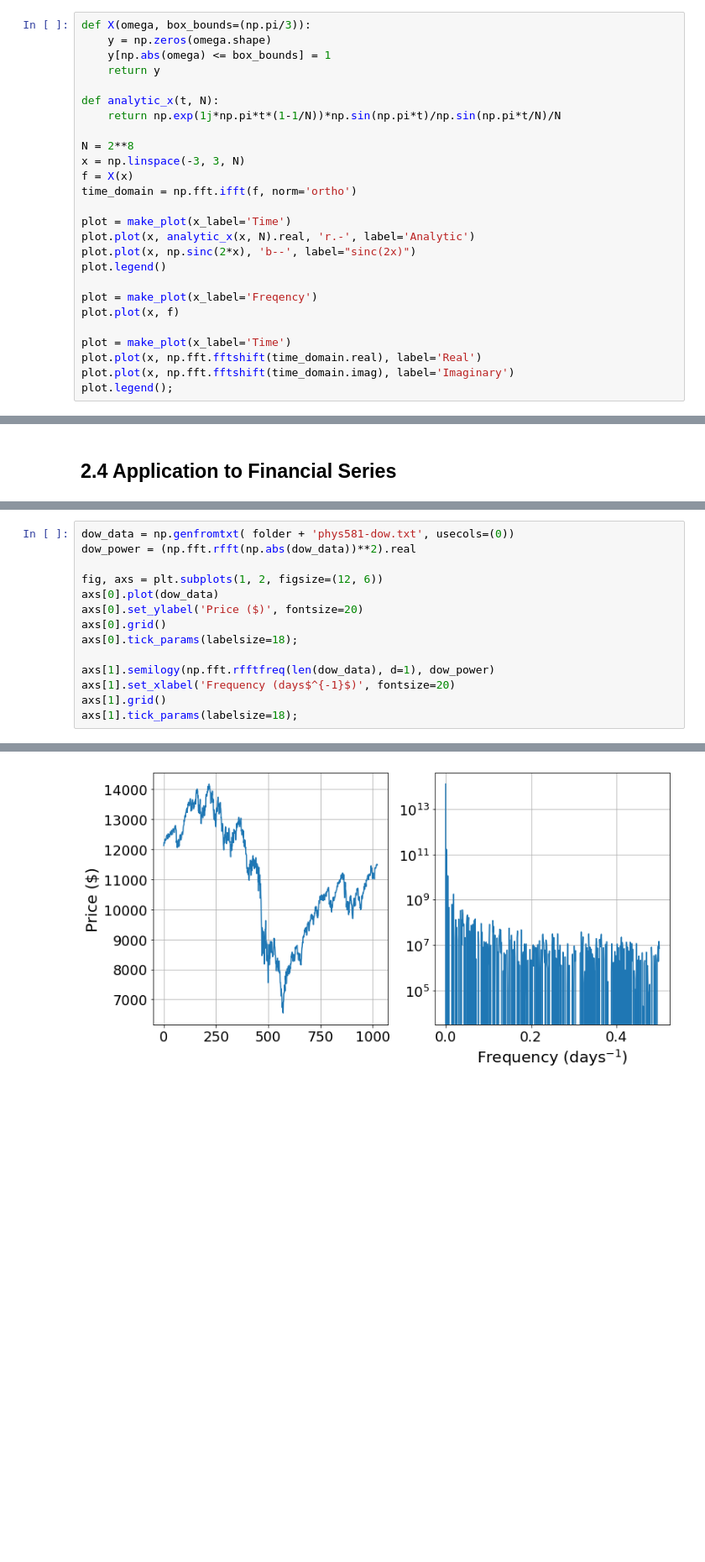
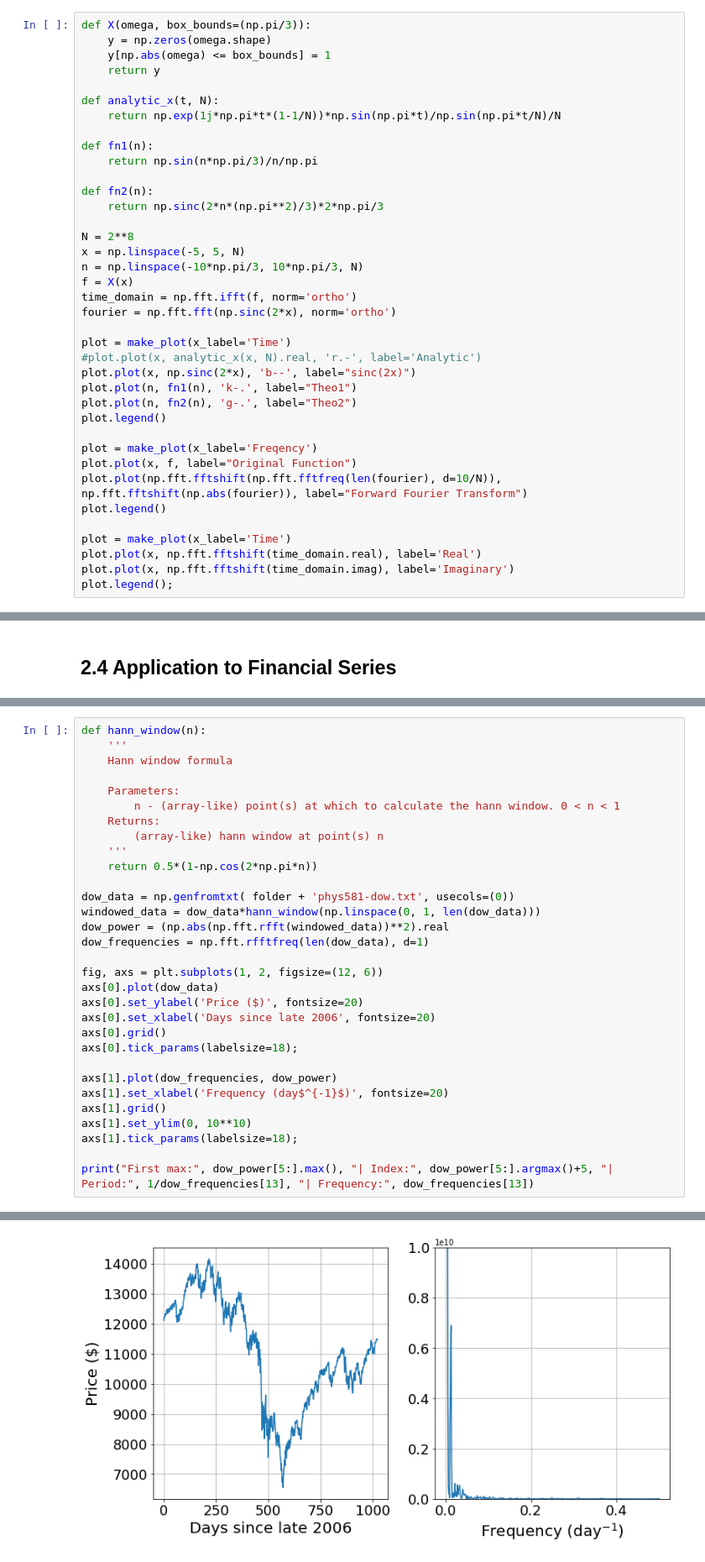
Before and after one commit to NathanMeulen/Fourier_Transform_exploration, a Jupyter notebook: Assignment/Assignment 2 - Fourier Analysis.ipynb, the cells around one changed output, grey strips where cells are left out. Shown at 84% size. Drawn from its saved outputs; the diff is of its cells as text; blank space fills up the shorter version.

Commit message:
Modified plots

```diff
--- a/Assignment/Assignment 2 - Fourier Analysis.ipynb
+++ b/Assignment/Assignment 2 - Fourier Analysis.ipynb
@@ -111,18 +111,30 @@ def X(omega, box_bounds=(np.pi/3)):
 def analytic_x(t, N):
     return np.exp(1j*np.pi*t*(1-1/N))*np.sin(np.pi*t)/np.sin(np.pi*t/N)/N
 
+def fn1(n):
+    return np.sin(n*np.pi/3)/n/np.pi
+
+def fn2(n):
+    return np.sinc(2*n*(np.pi**2)/3)*2*np.pi/3
+
 N = 2**8
-x = np.linspace(-3, 3, N)
+x = np.linspace(-5, 5, N)
+n = np.linspace(-10*np.pi/3, 10*np.pi/3, N)
 f = X(x)
 time_domain = np.fft.ifft(f, norm='ortho')
+fourier = np.fft.fft(np.sinc(2*x), norm='ortho')
 
 plot = make_plot(x_label='Time')
-plot.plot(x, analytic_x(x, N).real, 'r.-', label='Analytic')
+#plot.plot(x, analytic_x(x, N).real, 'r.-', label='Analytic')
 plot.plot(x, np.sinc(2*x), 'b--', label="sinc(2x)")
+plot.plot(n, fn1(n), 'k-.', label="Theo1")
+plot.plot(n, fn2(n), 'g-.', label="Theo2")
 plot.legend()
 
 plot = make_plot(x_label='Freqency')
-plot.plot(x, f)
+plot.plot(x, f, label="Original Function")
+plot.plot(np.fft.fftshift(np.fft.fftfreq(len(fourier), d=10/N)), np.fft.fftshift(np.abs(fourier)), label="Forward Fourier Transform")
+plot.legend()
 
 plot = make_plot(x_label='Time')
 plot.plot(x, np.fft.fftshift(time_domain.real), label='Real')
@@ -362,15 +365,32 @@ for name, series, ax in zip(temp1, autos, axs):
 # %%
+def hann_window(n):
+    '''
+    Hann window formula
+
+    Parameters:
+        n - (array-like) point(s) at which to calculate the hann window. 0 < n < 1
+    Returns:
+        (array-like) hann window at point(s) n
+    '''
+    return 0.5*(1-np.cos(2*np.pi*n))
+
 dow_data = np.genfromtxt( folder + 'phys581-dow.txt', usecols=(0))
-dow_power = (np.fft.rfft(np.abs(dow_data))**2).real
+windowed_data = dow_data*hann_window(np.linspace(0, 1, len(dow_data)))
+dow_power = (np.abs(np.fft.rfft(windowed_data))**2).real
+dow_frequencies = np.fft.rfftfreq(len(dow_data), d=1)
 
 fig, axs = plt.subplots(1, 2, figsize=(12, 6))
 axs[0].plot(dow_data)
 axs[0].set_ylabel('Price ($)', fontsize=20)
+axs[0].set_xlabel('Days since late 2006', fontsize=20)
 axs[0].grid()
 axs[0].tick_params(labelsize=18);
 
-axs[1].semilogy(np.fft.rfftfreq(len(dow_data), d=1), dow_power)
-axs[1].set_xlabel('Frequency (days$^{-1}$)', fontsize=20)
+axs[1].plot(dow_frequencies, dow_power)
+axs[1].set_xlabel('Frequency (day$^{-1}$)', fontsize=20)
 axs[1].grid()
+axs[1].set_ylim(0, 10**10)
 axs[1].tick_params(labelsize=18);
+
+print("First max:", dow_power[5:].max(), "| Index:", dow_power[5:].argmax()+5, "| Period:", 1/dow_frequencies[13], "| Frequency:", dow_frequencies[13])
 # %% [output]
@@ -377,3 +398,3 @@ axs[1].tick_params(labelsize=18);
-[figure, old version]
+[figure, new version]
 # %%
 make_plot(y_label='Auto-correlation', x_label='Shift').plot(auto_correlation(dow_data));
```
Also changed, not shown: parts of 11 cells of this notebook, 1 other file.
